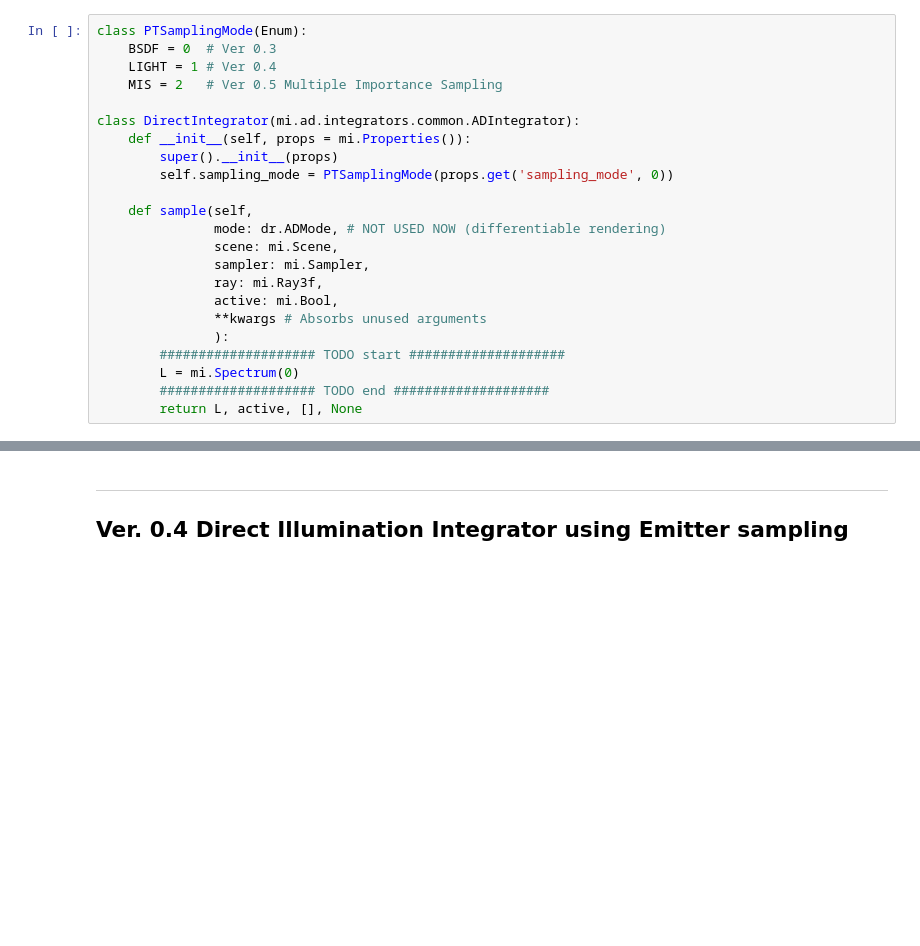
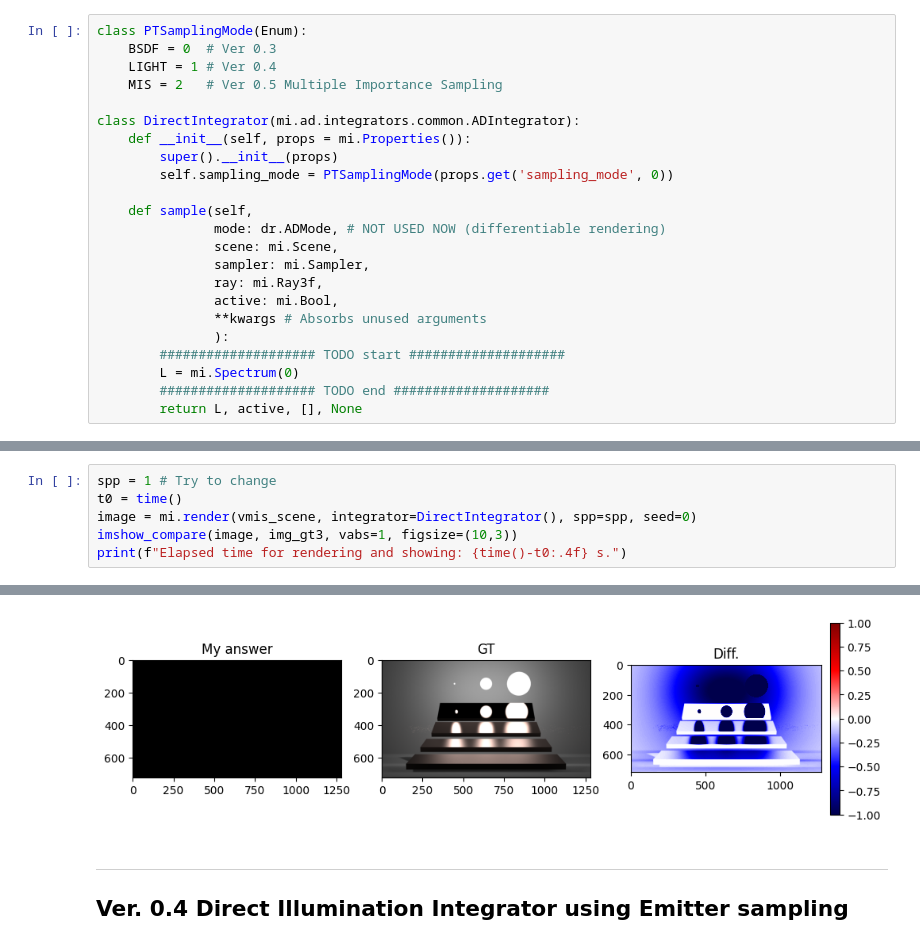
Before and after one commit to shinyoung-yi/lecture-rendering-mitsuba, a Jupyter notebook: hw3_directillumination.ipynb, the cells around one changed output, grey strips where cells are left out. Cells and saved outputs as stored; diff of their text form; blank space fills up the shorter version.

```diff
--- a/hw3_directillumination.ipynb
+++ b/hw3_directillumination.ipynb
@@ -258,0 +263,7 @@ Elapsed time for rendering and showing: 0.1007 s.
+# %%
+spp = 1 # Try to change
+t0 = time()
+image = mi.render(vmis_scene, integrator=DirectIntegrator(), spp=spp, seed=0)
+imshow_compare(image, img_gt3, vabs=1, figsize=(10,3))
+print(f"Elapsed time for rendering and showing: {time()-t0:.4f} s.")
+# %% [output]
@@ -259,3 +271,4 @@ Elapsed time for rendering and showing: 0.1007 s.
+[figure, added]
 # %% [markdown]
 -----
 ## Ver. 0.4 Direct Illumination Integrator using Emitter sampling
```
Also changed, not shown: parts of 12 cells of this notebook, 16 other files.
